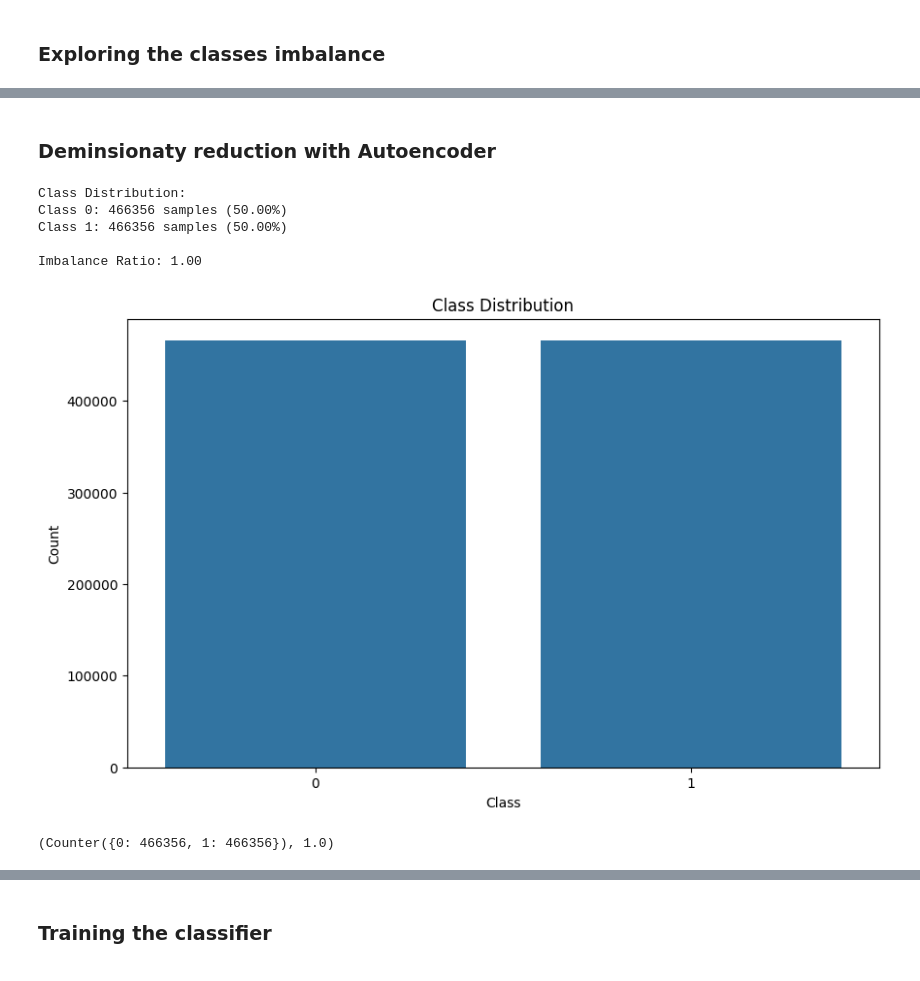
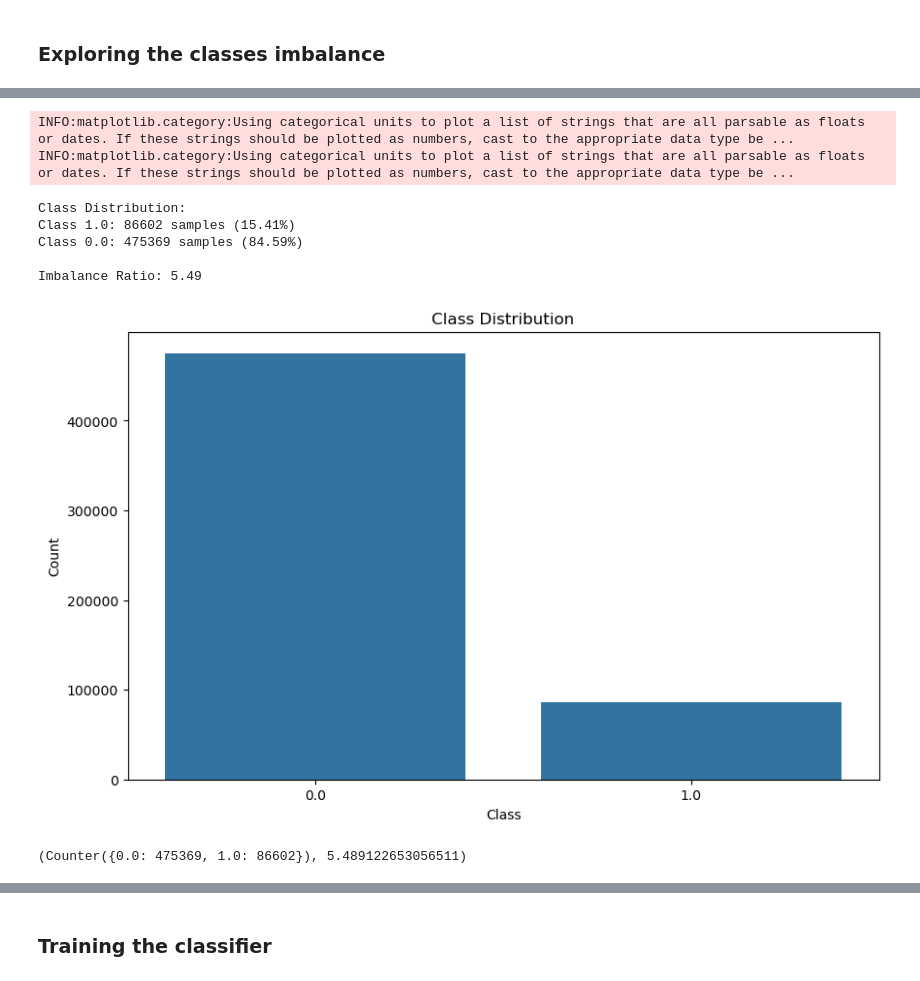
Before and after one commit to lesi-nedo/dm_project24_group_11, a Jupyter notebook: Classification.ipynb, the cells around one changed output, grey strips where cells are left out. Saved outputs shown, nothing was run; the diff lists cells and outputs as text; code cells hidden in the pictures.

Commit message:
classification

```diff
--- a/Classification.ipynb
+++ b/Classification.ipynb
@@ -13,0 +22,16 @@ from classification_code.utils import OurDataset
+# %%
+train_dataset_path = "dataset_classification/TrainDataset.csv"
+
+numerical_features = ['length', 'climb_total', 'profile', 'startlist_quality', 'cyclist_age', 'delta']
+def bin_points(df):
+    bins = [0, 1, 5, 10, 20, 50, 100, float('inf')]
+    labels = ['None', 'Very Low', 'Low', 'Medium', 'High', 'Very High', 'Exceptional']
+    merged_points = np.ceil((df['uci_points'] * 0.5 + df['points'] * 0.5))
+    df['points_category'] = pd.cut(merged_points, bins=bins, labels=labels, include_lowest=True)
+    df = df.drop(columns=['uci_points', 'points'])
+
+    return df
+
+train_dataset = OurDataset(train_dataset_path, apply_transformers=True, call_on_df_funcs=[bin_points])
+
+train_dataset.data.sample(5)
@@ -29,35 +47,14 @@ Imbalance Ratio: 5.47
-# %% [markdown]
-### Deminsionaty reduction with Autoencoder
-# %%
-model_path =  os.path.abspath(os.path.join(os.getcwd(), "models/autoencoder"))
-for file in os.listdir(model_path):
-    if file.endswith(".pt"):
-        model_path = os.path.join(model_path, file)
-        break
-dataset = OurDataset(dataset_path)
-
-data_input = dataset.to_tensor()
-
-autoencoder = Autoencoder(
-            data_input.shape[1], 3,
-            [0.5], "Tanhshrink", "AdamW"
-)
-
-with open(model_path, "rb") as fp:
-    ae_state_dict = torch.load(fp, weights_only=True)
-autoencoder.load_state_dict(ae_state_dict)
-
-with torch.no_grad():
-    encoded_data = autoencoder.encoder(data_input)
-
-x_balanced, y_balanced  = balance_dataset(encoded_data, y, method="smote")
-
-analyze_class_imbalance(y_balanced)
-# %% [output]
-Class Distribution:
-Class 0: 466356 samples (50.00%)
-Class 1: 466356 samples (50.00%)
-
-Imbalance Ratio: 1.00
-[figure, removed]
-(Counter({0: 466356, 1: 466356}), 1.0)
+# %%
+train_labels = train_dataset.labels
+
+analyze_class_imbalance(train_labels)
+# %% [output]
+INFO:matplotlib.category:Using categorical units to plot a list of strings that are all parsable as floats or dates. If these strings should be plotted as numbers, cast to the appropriate data type be ...
+INFO:matplotlib.category:Using categorical units to plot a list of strings that are all parsable as floats or dates. If these strings should be plotted as numbers, cast to the appropriate data type be ...
+Class Distribution:
+Class 1.0: 86602 samples (15.41%)
+Class 0.0: 475369 samples (84.59%)
+
+Imbalance Ratio: 5.49
+[figure, added]
+(Counter({0.0: 475369, 1.0: 86602}), 5.489122653056511)
```
Also changed, not shown: parts of 12 cells of this notebook, 58 other files.
